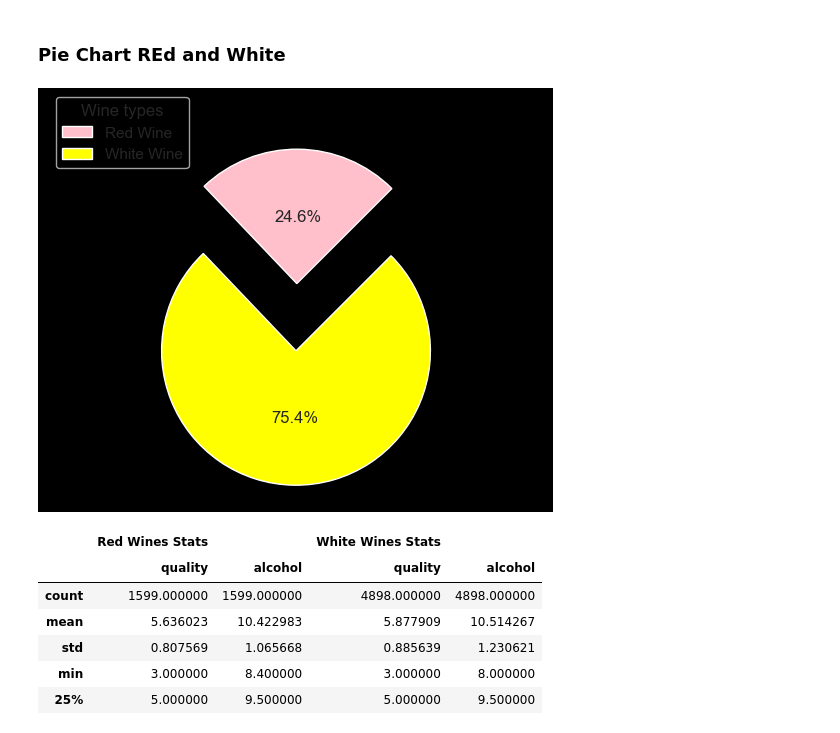
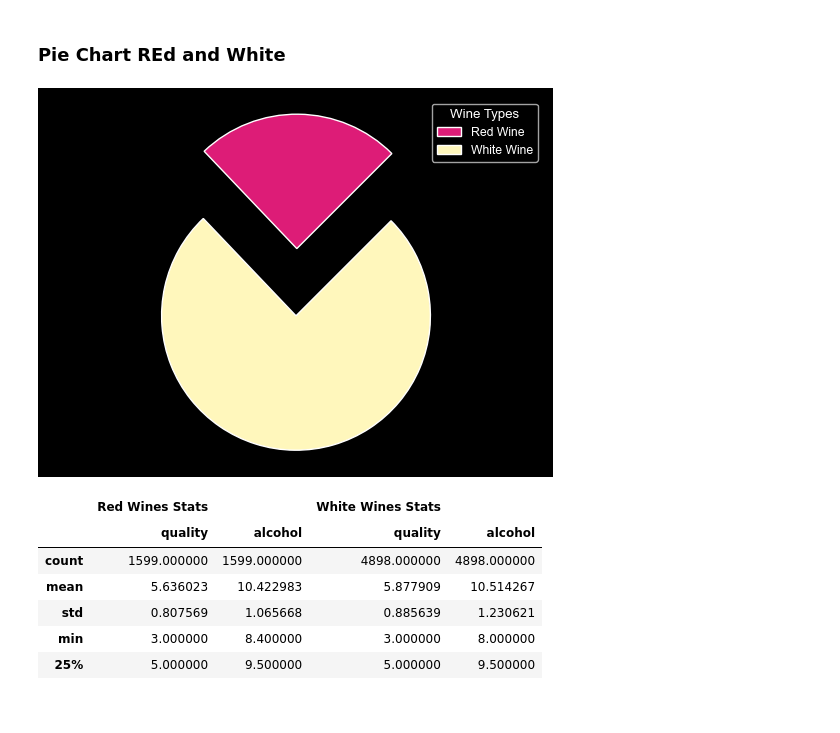
Before and after one commit to gabriela-arlt/BlueBerry-Winery, a Jupyter notebook: wine+quality/final_wine_project.ipynb, the cells around one changed output. Drawn from its saved outputs; the diff is of its cells as text; code cells hidden in the pictures.

```diff
--- a/wine+quality/final_wine_project.ipynb
+++ b/wine+quality/final_wine_project.ipynb
@@ -411,23 +411,25 @@ sns.boxplot(x = "quality_label" , y = "residual_sugar", data = white_wine )
 white_wine_count=white_wine['quality'].count()
 red_wine_count=red_wine['quality'].count()
 # %%
+
 sizes=[red_wine_count, white_wine_count]
 labels='Red Wine','White Wine'
 explode=(0,0.5)
-mycolors=['pink','yellow']
+mycolors=['#dd1c77','#fff7bc']
+plt.rcParams['text.color'] = 'white'
 
 fig1, ax1 = plt.subplots()
-ax1.pie(sizes, explode=explode,autopct='%1.1f%%', pctdistance=0.5, startangle=45,colors=mycolors)
+#sns.set_style(rc={'axes.facecolor':'black', 'figure.facecolor':'black', 'grid.color': 'black' })
+ax1.pie(sizes, explode=explode, pctdistance=0.5, startangle=45,colors=mycolors)
 ax1.axis('equal')  # Equal aspect ratio ensures that pie is drawn as a circle.
+fig1.patch.set_facecolor('black')
+plt.legend(title="Wine Types", labels=labels, facecolor='black')
 # ax1.set_title('White wine + Red wine',loc='left')
-
-ax1.legend(labels,
-          title="Wine types",
-          loc="center left",
-          bbox_to_anchor=(0, 0.5, 0.3, 1))
+# ax1.get_legend().set_title("Wine types", color='white')
+#ax1.legend(labels, title="Wine types", loc="center left", bbox_to_anchor=(0, 0.5, 0.3, 1))
 plt.show()
 # %% [output]
-[figure, old version]
+[figure, new version]
 # %%
 
 pd.concat([red_wine[['quality','alcohol']].describe(), white_wine[['quality','alcohol']].describe()], axis=1, keys=["Red Wines Stats", "White Wines Stats"])
```
Also changed, not shown: parts of 3 cells of this notebook, 1 other file.
